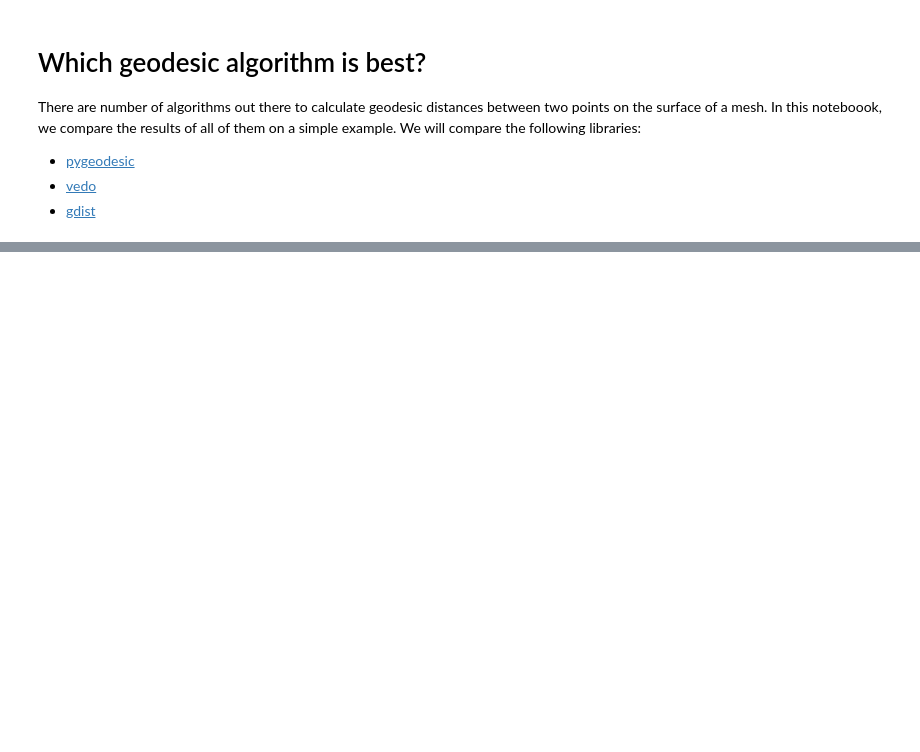
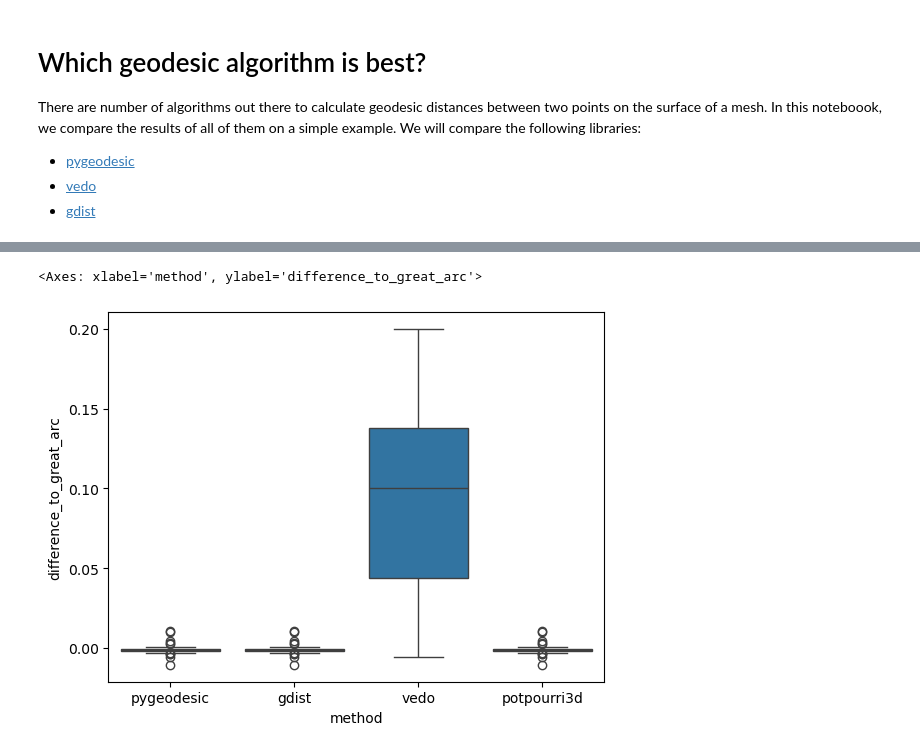
Before and after one commit to campaslab/napari-stress, a Jupyter notebook: docs/04_FAQ/geodesics_tools.ipynb, the cells around one changed output, grey strips where cells are left out. Saved outputs shown, nothing was run; the diff lists cells and outputs as text; code cells hidden in the pictures; blank space fills up the shorter version.

```diff
--- a/docs/04_FAQ/geodesics_tools.ipynb
+++ b/docs/04_FAQ/geodesics_tools.ipynb
@@ -46,12 +103,0 @@ We now do a Bland-Altmann analysis of the three algorithms. For this, we calcula
-# %%
-# do a bland altmann analysis between the three columns of the dataframe
-# that means, calculate the sample-wise mean and difference between the three columns
-
-max_distance = np.pi
-df['vedo_pygeodesic_mean'] = (df['distance_vedo'] + df['distance_pygeodesic']) / 2 / max_distance
-df['vedo_gdist_mean'] = (df['distance_vedo'] + df['distance_gdist']) / 2 / max_distance
-df['pygeodesic_gdist_mean'] = (df['distance_pygeodesic'] + df['distance_gdist']) / 2 / max_distance
-
-df['vedo_pygeodesic_diff'] = (df['distance_vedo'] - df['distance_pygeodesic']) / max_distance
-df['vedo_gdist_diff'] = (df['distance_vedo'] - df['distance_gdist']) / max_distance
-df['pygeodesic_gdist_diff'] = (df['distance_pygeodesic'] - df['distance_gdist']) / max_distance
@@ -77,0 +108,9 @@ Text(0, 0.5, 'difference (pygeodesic - gdist)')
+# %%
+fig, ax = plt.subplots()
+
+# compare all distances to the great arc distance
+df['difference_to_great_arc'] = df['distance'] - df['distance_great_arc']
+sns.boxplot(data=df, x='method', y='difference_to_great_arc', ax=ax)
+# %% [output]
+<Axes: xlabel='method', ylabel='difference_to_great_arc'>
+[figure, added]
```
Also changed, not shown: parts of 8 cells of this notebook.
